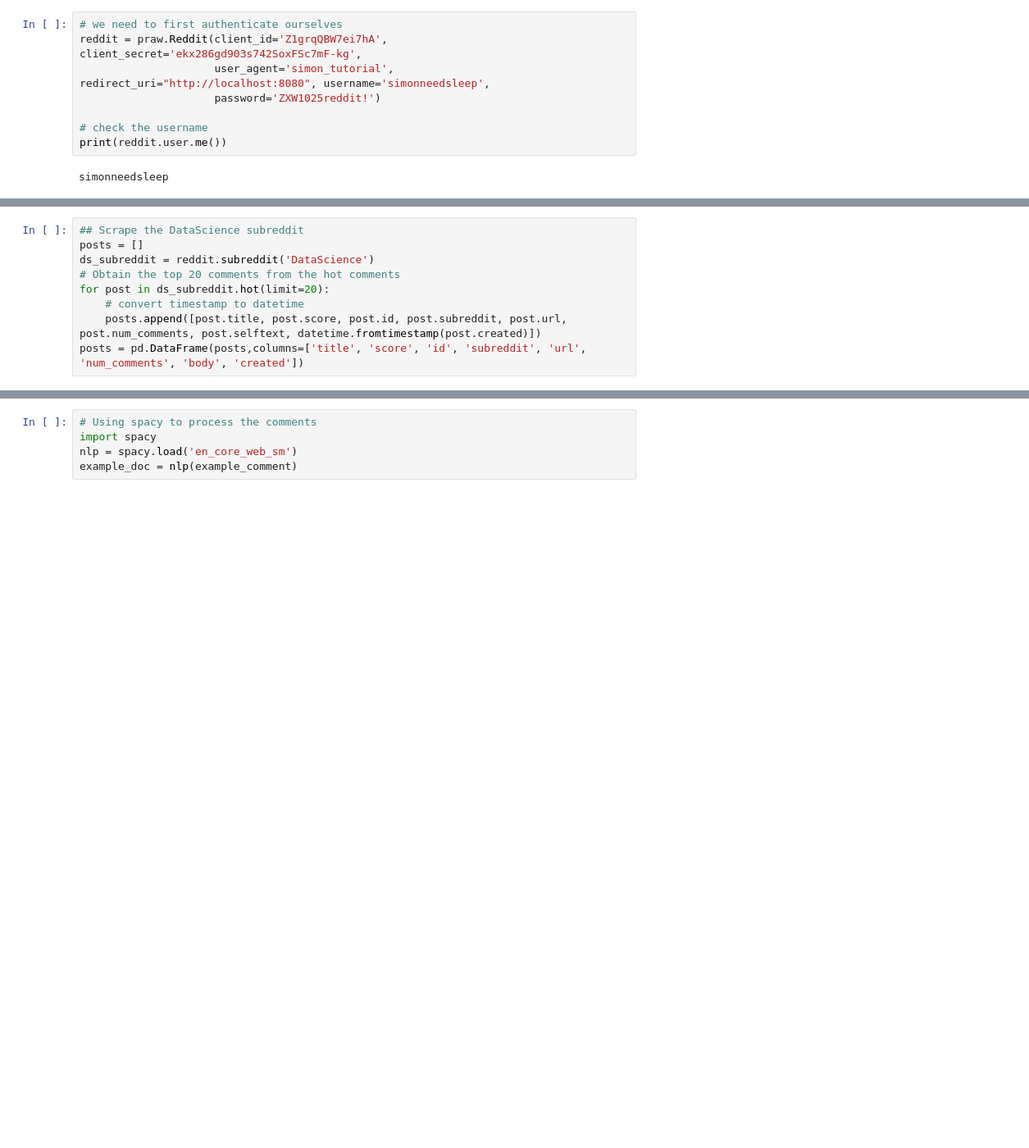
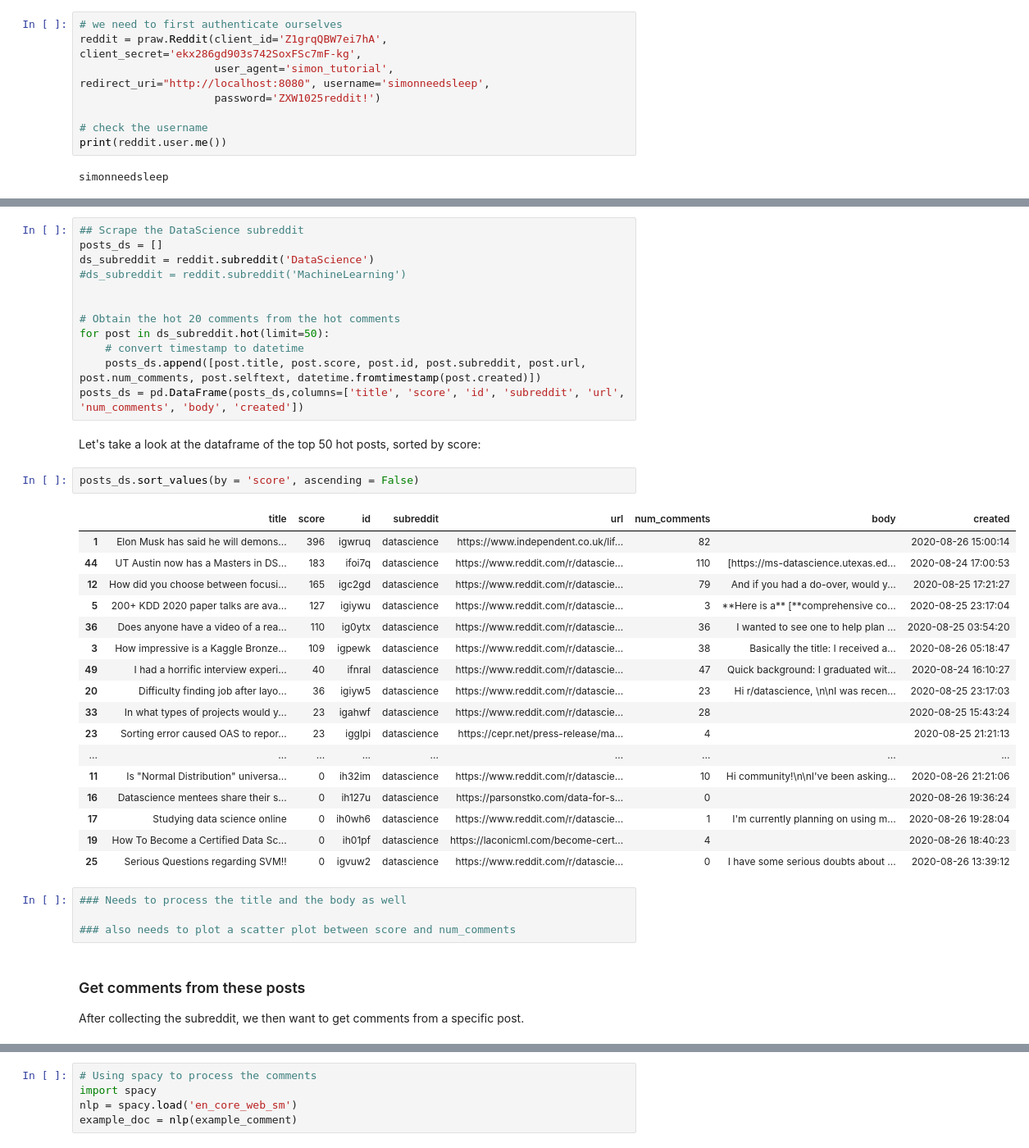
Before and after one commit to lazysimon/reddit_nlp, a Jupyter notebook: reddit_project.ipynb, the cells around one changed output, grey strips where cells are left out. Shown: that part at 82% size. Drawn from its saved outputs; the diff is of its cells as text; blank space fills up the shorter version.

```diff
--- a/reddit_project.ipynb
+++ b/reddit_project.ipynb
@@ -29,9 +35,0 @@ For the next step, we need to collect subreddit on data science relevant topics.
-# %%
-## Scrape the DataScience subreddit
-posts = []
-ds_subreddit = reddit.subreddit('DataScience')
-# Obtain the top 20 comments from the hot comments
-for post in ds_subreddit.hot(limit=20):
-    # convert timestamp to datetime
-    posts.append([post.title, post.score, post.id, post.subreddit, post.url, post.num_comments, post.selftext, datetime.fromtimestamp(post.created)])
-posts = pd.DataFrame(posts,columns=['title', 'score', 'id', 'subreddit', 'url', 'num_comments', 'body', 'created'])
@@ -298,0 +39,41 @@ for k,v in sorted(finder.ngram_fd.items(), key=lambda item: item[1], reverse=Tru
+# %%
+## Scrape the DataScience subreddit
+posts_ds = []
+ds_subreddit = reddit.subreddit('DataScience')
+#ds_subreddit = reddit.subreddit('MachineLearning')
+
+
+# Obtain the hot 20 comments from the hot comments
+for post in ds_subreddit.hot(limit=50):
+    # convert timestamp to datetime
+    posts_ds.append([post.title, post.score, post.id, post.subreddit, post.url, post.num_comments, post.selftext, datetime.fromtimestamp(post.created)])
+posts_ds = pd.DataFrame(posts_ds,columns=['title', 'score', 'id', 'subreddit', 'url', 'num_comments', 'body', 'created'])
+# %% [markdown]
+Let's take a look at the dataframe of the top 50 hot posts, sorted by score:
+# %%
+posts_ds.sort_values(by = 'score', ascending = False)
+# %% [output]
+|  | title | score | id | subreddit | url | num_comments | body | created |
+| 1 | Elon Musk has said he will demons... | 396 | igwruq | datascience | https://www.independent.co.uk/lif... | 82 |  | 2020-08-26 15:00:14 |
+| 44 | UT Austin now has a Masters in DS... | 183 | ifoi7q | datascience | https://www.reddit.com/r/datascie... | 110 | [https://ms-datascience.utexas.ed... | 2020-08-24 17:00:53 |
+| 12 | How did you choose between focusi... | 165 | igc2gd | datascience | https://www.reddit.com/r/datascie... | 79 | And if you had a do-over, would y... | 2020-08-25 17:21:27 |
+| 5 | 200+ KDD 2020 paper talks are ava... | 127 | igiywu | datascience | https://www.reddit.com/r/datascie... | 3 | **Here is a** [**comprehensive co... | 2020-08-25 23:17:04 |
+| 36 | Does anyone have a video of a rea... | 110 | ig0ytx | datascience | https://www.reddit.com/r/datascie... | 36 | I wanted to see one to help plan ... | 2020-08-25 03:54:20 |
+| 3 | How impressive is a Kaggle Bronze... | 109 | igpewk | datascience | https://www.reddit.com/r/datascie... | 38 | Basically the title: I received a... | 2020-08-26 05:18:47 |
+| 49 | I had a horrific interview experi... | 40 | ifnral | datascience | https://www.reddit.com/r/datascie... | 47 | Quick background: I graduated wit... | 2020-08-24 16:10:27 |
+| 20 | Difficulty finding job after layo... | 36 | igiyw5 | datascience | https://www.reddit.com/r/datascie... | 23 | Hi r/datascience, \n\nI was recen... | 2020-08-25 23:17:03 |
+| 33 | In what types of projects would y... | 23 | igahwf | datascience | https://www.reddit.com/r/datascie... | 28 |  | 2020-08-25 15:43:24 |
+| 23 | Sorting error caused OAS to repor... | 23 | igglpi | datascience | https://cepr.net/press-release/ma... | 4 |  | 2020-08-25 21:21:13 |
+| ... | ... | ... | ... | ... | ... | ... | ... | ... |
+| 11 | Is "Normal Distribution" universa... | 0 | ih32im | datascience | https://www.reddit.com/r/datascie... | 10 | Hi community!\n\nI've been asking... | 2020-08-26 21:21:06 |
+| 16 | Datascience mentees share their s... | 0 | ih127u | datascience | https://parsonstko.com/data-for-s... | 0 |  | 2020-08-26 19:36:24 |
+| 17 | Studying data science online | 0 | ih0wh6 | datascience | https://www.reddit.com/r/datascie... | 1 | I'm currently planning on using m... | 2020-08-26 19:28:04 |
+| 19 | How To Become a Certified Data Sc... | 0 | ih01pf | datascience | https://laconicml.com/become-cert... | 4 |  | 2020-08-26 18:40:23 |
+| 25 | Serious Questions regarding SVM!! | 0 | igvuw2 | datascience | https://www.reddit.com/r/datascie... | 0 | I have some serious doubts about ... | 2020-08-26 13:39:12 |
+# %%
+### Needs to process the title and the body as well
+
+### also needs to plot a scatter plot between score and num_comments
+# %% [markdown]
+### Get comments from these posts
+After collecting the subreddit, we then want to get comments from a specific post.
```
Also changed, not shown: parts of 35 cells of this notebook.
